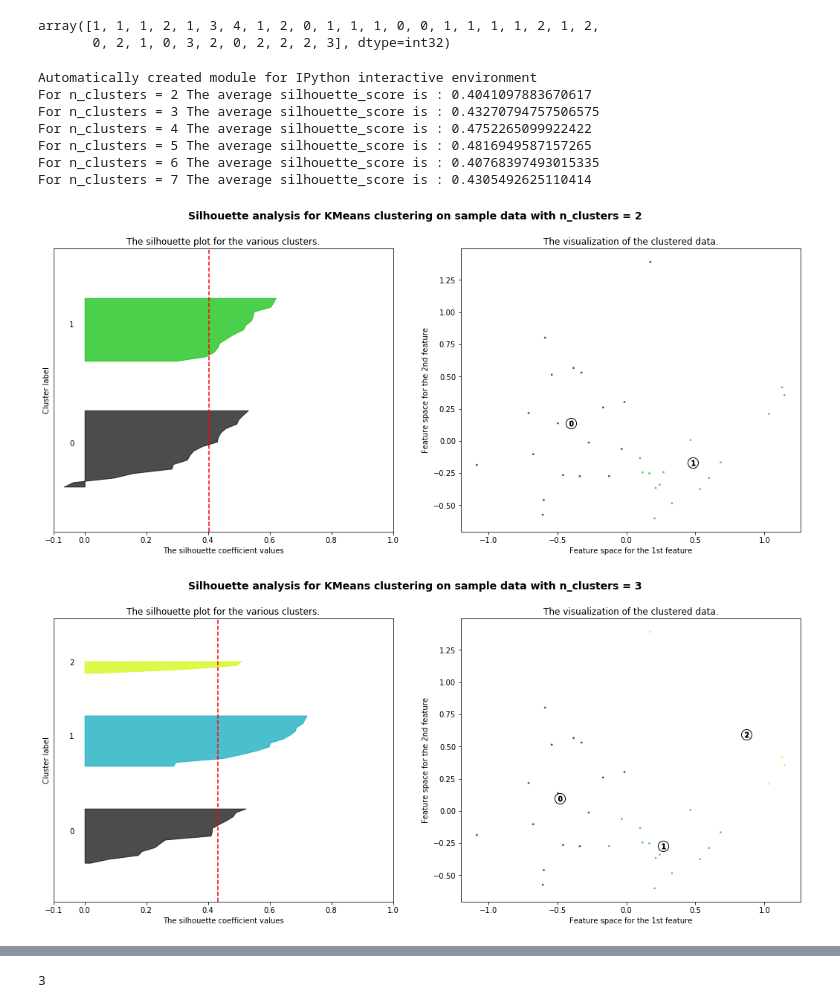
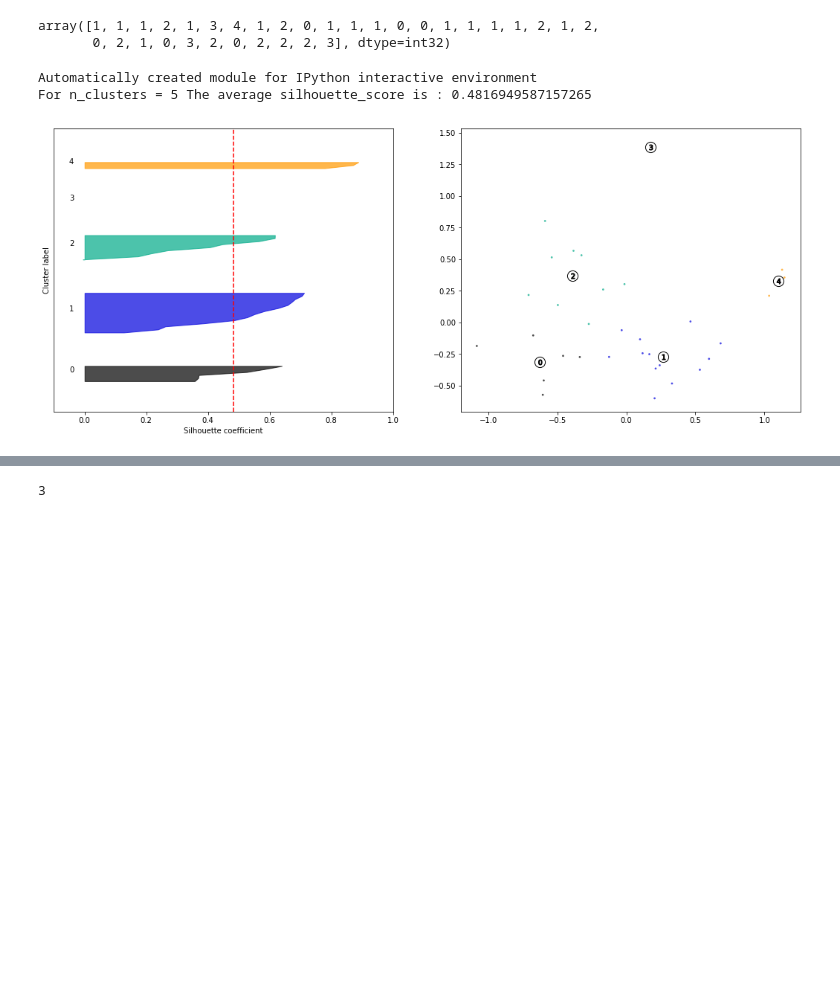
Before and after one commit to tpgmartin/london_new_years_tweets, a Jupyter notebook: KMeans Clustering by Borough.ipynb, the cells around one changed output, grey strips where cells are left out. Saved outputs shown, nothing was run; the diff lists cells and outputs as text; code cells hidden in the pictures; blank space fills up the shorter version.

```diff
--- a/KMeans Clustering by Borough.ipynb
+++ b/KMeans Clustering by Borough.ipynb
@@ -150,7 +163,9 @@ print(__doc__)
 # )
 X = reduced_data
 
-range_n_clusters = [2, 3, 4, 5, 6, 7]
+# range_n_clusters = [3, 4, 5, 6, 7]
+
+range_n_clusters = [5]
 
 for n_clusters in range_n_clusters:
     # Create a subplot with 1 row and 2 columns
@@ -203,47 +218,38 @@ for n_clusters in range_n_clusters:
         # Compute the new y_lower for next plot
         y_lower = y_upper + 10  # 10 for the 0 samples
 
-    ax1.set_title("The silhouette plot for the various clusters.")
-    ax1.set_xlabel("The silhouette coefficient values")
+#     ax1.set_title("The silhouette plot for the various clusters.")
+    ax1.set_xlabel("Silhouette coefficient")
     ax1.set_ylabel("Cluster label")
 
     # The vertical line for average silhouette score of all the values
     ax1.axvline(x=silhouette_avg, color="red", linestyle="--")
 
     ax1.set_yticks([])  # Clear the yaxis labels / ticks
-    ax1.set_xticks([-0.1, 0, 0.2, 0.4, 0.6, 0.8, 1])
+    ax1.set_xticks([0, 0.2, 0.4, 0.6, 0.8, 1])
 
     # 2nd Plot showing the actual clusters formed
     colors = cm.nipy_spectral(cluster_labels.astype(float) / n_clusters)
     ax2.scatter(X[:, 0], X[:, 1], marker='.', s=30, lw=0, alpha=0.7,
                 c=colors, edgecolor='k')
 
     # Labeling the clusters
     centers = clusterer.cluster_centers_
     # Draw white circles at cluster centers
     ax2.scatter(centers[:, 0], centers[:, 1], marker='o',
                 c="white", alpha=1, s=200, edgecolor='k')
 
     for i, c in enumerate(centers):
         ax2.scatter(c[0], c[1], marker='$%d$' % i, alpha=1,
                     s=50, edgecolor='k')
 
-    ax2.set_title("The visualization of the clustered data.")
-    ax2.set_xlabel("Feature space for the 1st feature")
-    ax2.set_ylabel("Feature space for the 2nd feature")
 
-    plt.suptitle(("Silhouette analysis for KMeans clustering on sample data "
-                  "with n_clusters = %d" % n_clusters),
-                 fontsize=14, fontweight='bold')
+#     plt.suptitle(("Silhouette analysis for KMeans clustering on sample data "
+#                   "with n_clusters = %d" % n_clusters),
+#                  fontsize=14, fontweight='bold')
 
 plt.show()
 # %% [output]
 Automatically created module for IPython interactive environment
-For n_clusters = 2 The average silhouette_score is : 0.4041097883670617
-For n_clusters = 3 The average silhouette_score is : 0.43270794757506575
-For n_clusters = 4 The average silhouette_score is : 0.4752265099922422
 For n_clusters = 5 The average silhouette_score is : 0.4816949587157265
-For n_clusters = 6 The average silhouette_score is : 0.40768397493015335
-For n_clusters = 7 The average silhouette_score is : 0.4305492625110414
-[figure, old version]
+[figure, new version]
-[figure, removed]
```
Also changed, not shown: parts of 9 cells of this notebook, 17 other files.
